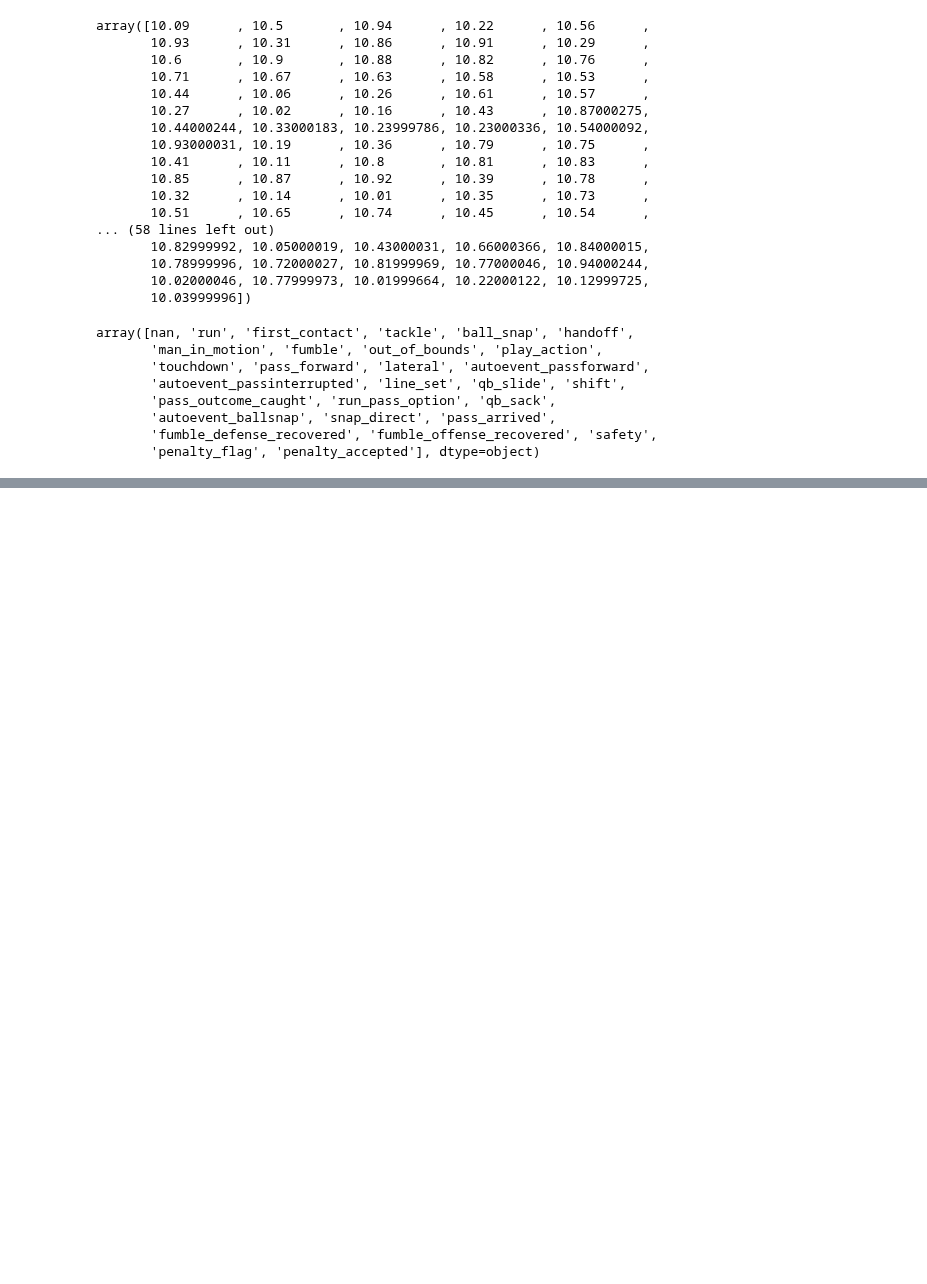
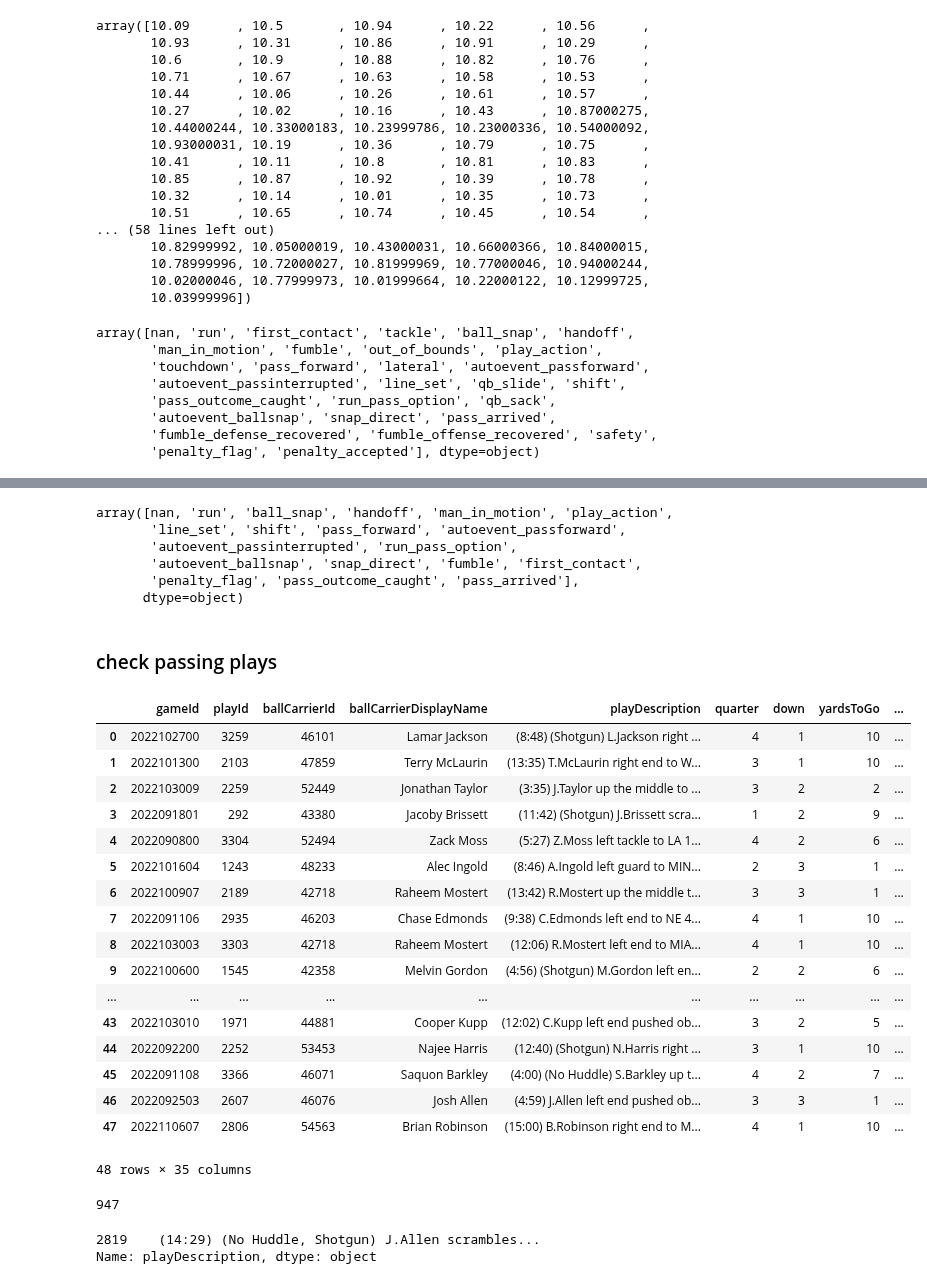
Before and after one commit to Andrew-Koulogeorge/NFL-Big-Data-Bowl, a Jupyter notebook: preprocessing/deep_learning_preprocessing_v2.ipynb, the cells around one changed output, grey strips where cells are left out. Cells and saved outputs as stored; diff of their text form; code cells hidden in the pictures; blank space fills up the shorter version.

```diff
--- a/preprocessing/deep_learning_preprocessing_v2.ipynb
+++ b/preprocessing/deep_learning_preprocessing_v2.ipynb
@@ -123,0 +187,44 @@ tracking_df_clean[(tracking_df_clean['gameId'] == 2022090800) & (tracking_df_cle
+# %%
+tracking_df_clean[tracking_df_clean['frameId'] <= tracking_df_clean['frame_cutoff']]['event'].unique()
+# %% [output]
+array([nan, 'run', 'ball_snap', 'handoff', 'man_in_motion', 'play_action',
+       'line_set', 'shift', 'pass_forward', 'autoevent_passforward',
+       'autoevent_passinterrupted', 'run_pass_option',
+       'autoevent_ballsnap', 'snap_direct', 'fumble', 'first_contact',
+       'penalty_flag', 'pass_outcome_caught', 'pass_arrived'],
+      dtype=object)
+# %% [markdown]
+### check passing plays
+# %%
+possible_pass_plays = tracking_df_clean[tracking_df_clean['event'].str.contains('pass', na=False)][['gameId', 'playId']].drop_duplicates()
+# %%
+pd.set_option('display.max_colwidth', None)
+pd.merge(plays_df, possible_pass_plays, on=['gameId', 'playId'], how='inner')
+# %% [output]
+|  | gameId | playId | ballCarrierId | ballCarrierDisplayName | playDescription | quarter | down | yardsToGo | ... |
+| 0 | 2022102700 | 3259 | 46101 | Lamar Jackson | (8:48) (Shotgun) L.Jackson right ... | 4 | 1 | 10 | ... |
+| 1 | 2022101300 | 2103 | 47859 | Terry McLaurin | (13:35) T.McLaurin right end to W... | 3 | 1 | 10 | ... |
+| 2 | 2022103009 | 2259 | 52449 | Jonathan Taylor | (3:35) J.Taylor up the middle to ... | 3 | 2 | 2 | ... |
+| 3 | 2022091801 | 292 | 43380 | Jacoby Brissett | (11:42) (Shotgun) J.Brissett scra... | 1 | 2 | 9 | ... |
+| 4 | 2022090800 | 3304 | 52494 | Zack Moss | (5:27) Z.Moss left tackle to LA 1... | 4 | 2 | 6 | ... |
+| 5 | 2022101604 | 1243 | 48233 | Alec Ingold | (8:46) A.Ingold left guard to MIN... | 2 | 3 | 1 | ... |
+| 6 | 2022100907 | 2189 | 42718 | Raheem Mostert | (13:42) R.Mostert up the middle t... | 3 | 3 | 1 | ... |
+| 7 | 2022091106 | 2935 | 46203 | Chase Edmonds | (9:38) C.Edmonds left end to NE 4... | 4 | 1 | 10 | ... |
+| 8 | 2022103003 | 3303 | 42718 | Raheem Mostert | (12:06) R.Mostert left end to MIA... | 4 | 1 | 10 | ... |
+| 9 | 2022100600 | 1545 | 42358 | Melvin Gordon | (4:56) (Shotgun) M.Gordon left en... | 2 | 2 | 6 | ... |
+| ... | ... | ... | ... | ... | ... | ... | ... | ... | ... |
+| 43 | 2022103010 | 1971 | 44881 | Cooper Kupp | (12:02) C.Kupp left end pushed ob... | 3 | 2 | 5 | ... |
+| 44 | 2022092200 | 2252 | 53453 | Najee Harris | (12:40) (Shotgun) N.Harris right ... | 3 | 1 | 10 | ... |
+| 45 | 2022091108 | 3366 | 46071 | Saquon Barkley | (4:00) (No Huddle) S.Barkley up t... | 4 | 2 | 7 | ... |
+| 46 | 2022092503 | 2607 | 46076 | Josh Allen | (4:59) J.Allen left end pushed ob... | 3 | 3 | 1 | ... |
+| 47 | 2022110607 | 2806 | 54563 | Brian Robinson | (15:00) B.Robinson right end to M... | 4 | 1 | 10 | ... |
+48 rows × 35 columns
+# %%
+len(tracking_df_clean[(tracking_df_clean['event'] == 'run') | (tracking_df_clean['event'] == 'pass_forward')][['gameId', 'playId']].drop_duplicates())
+# %% [output]
+947
+# %%
+plays_df[(plays_df['gameId'] == 2022090800) & (plays_df['playId'] == 80)]['playDescription']
+# %% [output]
+2819    (14:29) (No Huddle, Shotgun) J.Allen scrambles...
+Name: playDescription, dtype: object
```
Also changed, not shown: parts of 16 cells of this notebook.
